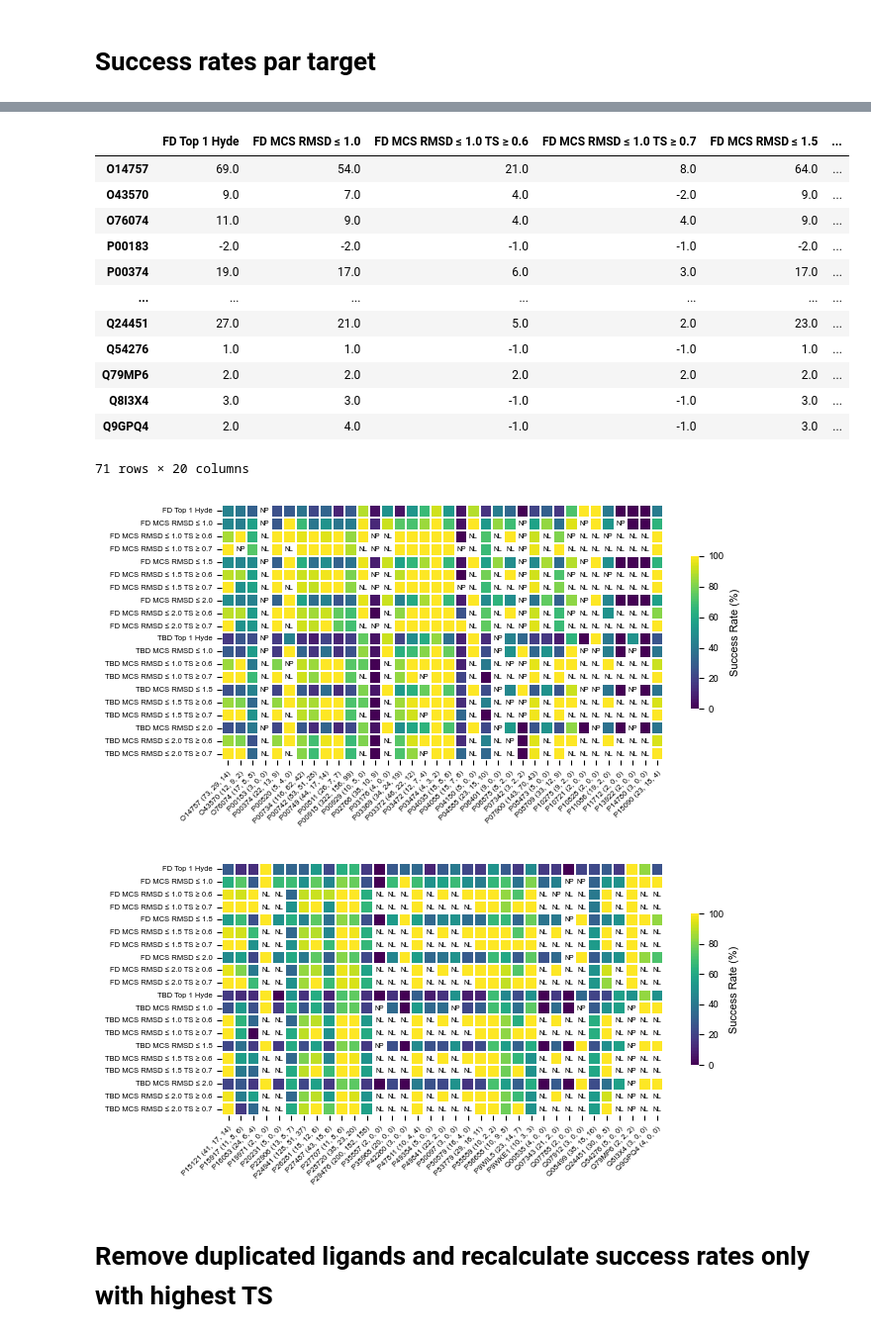
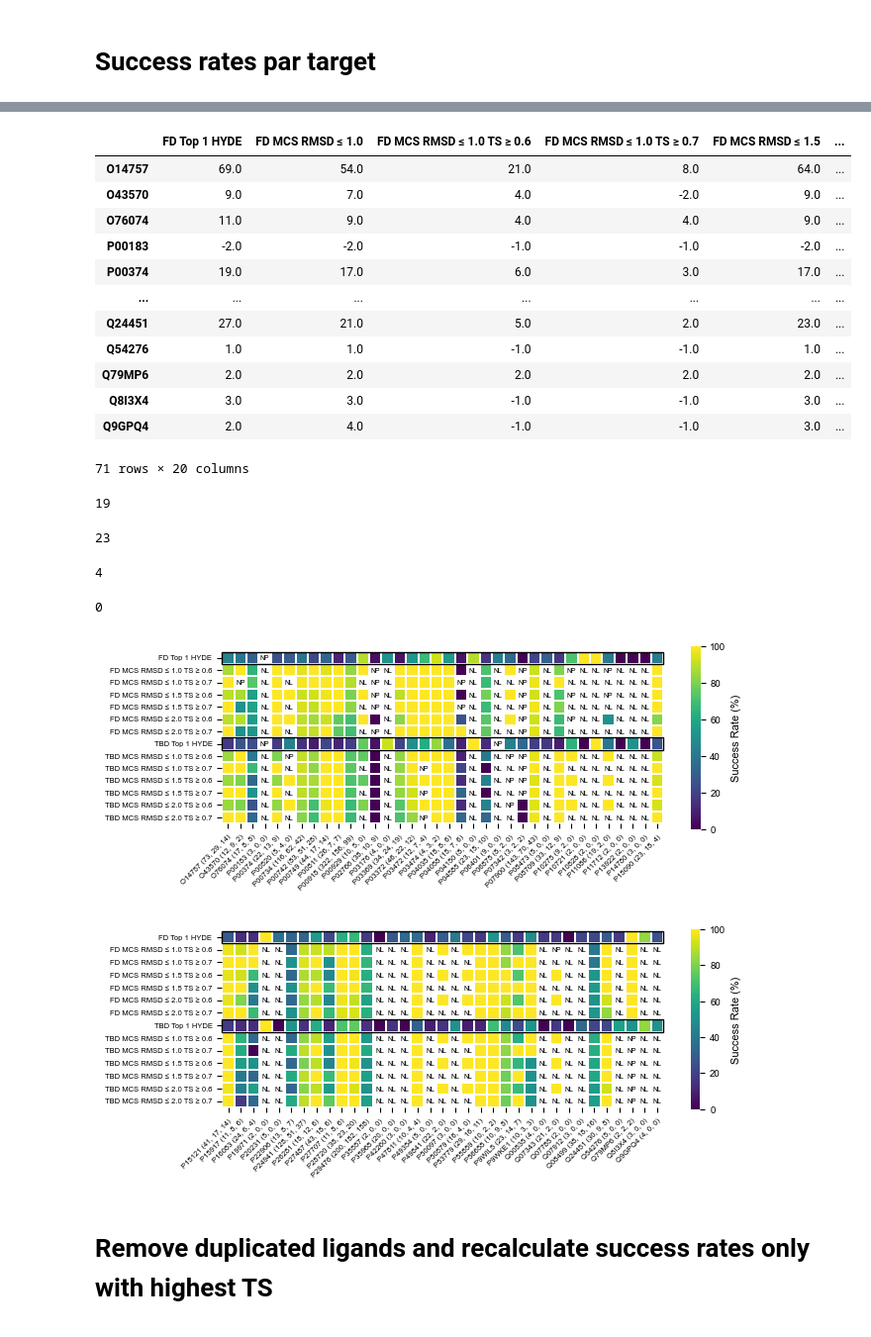
Before and after one commit to ruthbrenk/DockBind, a Jupyter notebook: docking_validation/scripts/cross_docking_analysis.ipynb, the cells around one changed output, grey strips where cells are left out. Shown at 99% size. Drawn from its saved outputs; the diff is of its cells as text; code cells hidden in the pictures.

Commit message:
Add files via upload
final update on figure notebooks

```diff
--- a/docking_validation/scripts/cross_docking_analysis.ipynb
+++ b/docking_validation/scripts/cross_docking_analysis.ipynb
@@ -877,10 +877,10 @@ plt.show()
 # %% [markdown]
 # Success rates par target
 # %%
-target_sr_cols = ['FD Top 1 Hyde', 'FD MCS RMSD ≤ 1.0', 'FD MCS RMSD ≤ 1.0 TS ≥ 0.6', 'FD MCS RMSD ≤ 1.0 TS ≥ 0.7',
+target_sr_cols = ['FD Top 1 HYDE', 'FD MCS RMSD ≤ 1.0', 'FD MCS RMSD ≤ 1.0 TS ≥ 0.6', 'FD MCS RMSD ≤ 1.0 TS ≥ 0.7',
                   'FD MCS RMSD ≤ 1.5', 'FD MCS RMSD ≤ 1.5 TS ≥ 0.6', 'FD MCS RMSD ≤ 1.5 TS ≥ 0.7',
                   'FD MCS RMSD ≤ 2.0', 'FD MCS RMSD ≤ 2.0 TS ≥ 0.6', 'FD MCS RMSD ≤ 2.0 TS ≥ 0.7',
-                  'TBD Top 1 Hyde', 'TBD MCS RMSD ≤ 1.0', 'TBD MCS RMSD ≤ 1.0 TS ≥ 0.6',
+                  'TBD Top 1 HYDE', 'TBD MCS RMSD ≤ 1.0', 'TBD MCS RMSD ≤ 1.0 TS ≥ 0.6',
                   'TBD MCS RMSD ≤ 1.0 TS ≥ 0.7', 'TBD MCS RMSD ≤ 1.5', 'TBD MCS RMSD ≤ 1.5 TS ≥ 0.6',
                   'TBD MCS RMSD ≤ 1.5 TS ≥ 0.7', 'TBD MCS RMSD ≤ 2.0', 'TBD MCS RMSD ≤ 2.0 TS ≥ 0.6',
                   'TBD MCS RMSD ≤ 2.0 TS ≥ 0.7']
@@ -888,7 +888,7 @@ target_sr_cols = ['FD Top 1 Hyde', 'FD MCS RMSD ≤ 1.0', 'FD MCS RMSD ≤ 1.0 T
 target_sr = pd.DataFrame(columns=target_sr_cols, dtype=float)
 lig_left = pd.DataFrame(columns=target_sr_cols, dtype=float)
 # %%
-col_df_dict = {'FD Top 1 Hyde':     fd_hyde_score_top1,
+col_df_dict = {'FD Top 1 HYDE':     fd_hyde_score_top1,
                'FD MCS RMSD ≤ 1.0': fd_mcs_10_hs,
                'FD MCS RMSD ≤ 1.5': fd_mcs_15_hs,
                'FD MCS RMSD ≤ 2.0': fd_mcs_20_hs,
@@ -901,7 +901,7 @@ col_df_dict = {'FD Top 1 Hyde':     fd_hyde_score_top1,
                'FD MCS RMSD ≤ 1.5 TS ≥ 0.7': fd_mcs_15_7_hs,
                'FD MCS RMSD ≤ 2.0 TS ≥ 0.7': fd_mcs_20_7_hs,
 
-               'TBD Top 1 Hyde':     td_hyde_score_top1,
+               'TBD Top 1 HYDE':     td_hyde_score_top1,
                'TBD MCS RMSD ≤ 1.0': td_mcs_10_hs,
                'TBD MCS RMSD ≤ 1.5': td_mcs_15_hs,
                'TBD MCS RMSD ≤ 2.0': td_mcs_20_hs,
@@ -1026,7 +1026,7 @@ for i, uni in enumerate(uniprots):
                 lig_left.loc[uni, str(col)] = int(len(target_df[target_df.hyde_rmsd <= 2].Docked.unique()))
 lig_left
 # %% [output]
-|  | FD Top 1 Hyde | FD MCS RMSD ≤ 1.0 | FD MCS RMSD ≤ 1.0 TS ≥ 0.6 | FD MCS RMSD ≤ 1.0 TS ≥ 0.7 | FD MCS RMSD ≤ 1.5 | ... |
+|  | FD Top 1 HYDE | FD MCS RMSD ≤ 1.0 | FD MCS RMSD ≤ 1.0 TS ≥ 0.6 | FD MCS RMSD ≤ 1.0 TS ≥ 0.7 | FD MCS RMSD ≤ 1.5 | ... |
 | O14757 | 69.0 | 54.0 | 21.0 | 8.0 | 64.0 | ... |
 | O43570 | 9.0 | 7.0 | 4.0 | -2.0 | 9.0 | ... |
 | O76074 | 11.0 | 9.0 | 4.0 | 4.0 | 9.0 | ... |
@@ -1039,12 +1039,34 @@ lig_left
 | Q8I3X4 | 3.0 | 3.0 | -1.0 | -1.0 | 3.0 | ... |
 | Q9GPQ4 | 2.0 | 4.0 | -1.0 | -1.0 | 3.0 | ... |
 71 rows × 20 columns
+# %%
+len(target_sr[target_sr['FD MCS RMSD ≤ 2.0 TS ≥ 0.7'] == 100])
+# %% [output]
+19
+# %%
+len(target_sr[target_sr['FD MCS RMSD ≤ 2.0 TS ≥ 0.7'] > 90])
+# %% [output]
+23
+# %%
+len(target_sr[(target_sr['FD MCS RMSD ≤ 2.0 TS ≥ 0.7'] > 80) & (target_sr['FD MCS RMSD ≤ 2.0 TS ≥ 0.7'] <= 90)])
+# %% [output]
+4
+# %%
+len(target_sr[(target_sr['FD MCS RMSD ≤ 2.0 TS ≥ 0.7'] <= 20) & (target_sr['FD MCS RMSD ≤ 2.0 TS ≥ 0.7'] >= 0)])
+# %% [output]
+0
+# %%
+target_sr = target_sr.drop(columns=['FD MCS RMSD ≤ 1.0', 'FD MCS RMSD ≤ 1.5', 'FD MCS RMSD ≤ 2.0',
+                                    'TBD MCS RMSD ≤ 1.0', 'TBD MCS RMSD ≤ 1.5', 'TBD MCS RMSD ≤ 2.0'
+                                   ])
+lig_left = lig_left.drop(columns=['FD MCS RMSD ≤ 1.0', 'FD MCS RMSD ≤ 1.5', 'FD MCS RMSD ≤ 2.0',
+                                    'TBD MCS RMSD ≤ 1.0', 'TBD MCS RMSD ≤ 1.5', 'TBD MCS RMSD ≤ 2.0'
+                                   ])
 # %%
+from matplotlib.patches import Rectangle
+
 df_colored = target_sr.map(lambda x: np.nan if x in [-2, -1] else x)
-
-
 df_colored.index = [f'{i} ({similarity_df.loc[i].Ligands}, {similarity_df.loc[i].TS_6}, {similarity_df.loc[i].TS_7})' for i in df_colored.index]
-
 colors = list(sns.color_palette("viridis", as_cmap=True)(np.linspace(0, 1, 100)))
 cmap = ListedColormap(colors)
 
@@ -1059,6 +1081,9 @@ def add_white_cells_with_annotations(ax, df_ex, target_sr):
         elif val == -2:
             ax.text(j + 0.5, i + 0.5, 'NP', color='black', ha='center', va='center', fontsize=5)
 
+# Rows of the heatmap (df_t) to highlight, 0-indexed -> 1st and 8th rows
+highlight_rows = [0, 7]
+
 # Part 1 — first 36 targets
 fig1, ax1 = plt.subplots(figsize=(7, 3.5))
 sns.heatmap(
@@ -1070,39 +1095,55 @@ sns.heatmap(
     vmin=0, vmax=100,
     linewidths=0.1,
     linecolor='white',
-    square=False,
+    square=True,
     cbar_kws={'label': 'Success Rate (%)', 'shrink': 0.6, 'orientation': 'vertical'}
 )
 add_white_cells_with_annotations(ax1, lig_left_t.iloc[:, :36], target_sr.T.iloc[:, :36])
+
+n_cols1 = df_t.iloc[:, :36].shape[1]
+for row_idx in highlight_rows:
+    ax1.add_patch(Rectangle(
+        (0, row_idx), n_cols1, 1,
+        fill=False, edgecolor='black', linewidth=1, clip_on=False
+    ))
+
 ax1.set_xticklabels(ax1.get_xticklabels(), fontsize=5.5, rotation=45, ha='right', rotation_mode='anchor')
 ax1.set_yticklabels(ax1.get_yticklabels(), fontsize=5.5, rotation=0)
 plt.tight_layout()
-# plt.savefig('../images/success_rate_per_target_part1.png', dpi=300, bbox_inches='tight')
+plt.savefig('../images/success_rate_per_target_part1.png', dpi=300, bbox_inches='tight')
 plt.show()
 
 # Part 2 — remaining 35 targets
 fig2, ax2 = plt.subplots(figsize=(7, 3.5))
 sns.heatmap(
     df_t.iloc[:, 36:],
     ax=ax2,
     cmap=cmap,
     annot=False,
     cbar=True,
     vmin=0, vmax=100,
     linewidths=0.1,
     linecolor='white',
-    square=False,
+    square=True,
     cbar_kws={'label': 'Success Rate (%)', 'shrink': 0.6, 'orientation': 'vertical'}
 )
 add_white_cells_with_annotations(ax2, lig_left_t.iloc[:, 36:], target_sr.T.iloc[:, 36:])
+
+n_cols2 = df_t.iloc[:, 36:].shape[1]
+for row_idx in highlight_rows:
+    ax2.add_patch(Rectangle(
+        (0, row_idx), n_cols2, 1,
+        fill=False, edgecolor='black', linewidth=1, clip_on=False
+    ))
+
 ax2.set_xticklabels(ax2.get_xticklabels(), fontsize=5.5, rotation=45, ha='right', rotation_mode='anchor')
 ax2.set_yticklabels(ax2.get_yticklabels(), fontsize=5.5, rotation=0)
 plt.tight_layout()
-# plt.savefig('../images/success_rate_per_target_part2.png', dpi=300, bbox_inches='tight')
+plt.savefig('../images/success_rate_per_target_part2.png', dpi=300, bbox_inches='tight')
 plt.show()
 # %% [output]
-[figure, old version]
+[figure, new version]
-[figure, old version]
+[figure, new version]
 # %% [markdown]
 # Remove duplicated ligands and recalculate success rates only with highest TS
 # %%
```
Also changed, not shown: parts of 11 cells of this notebook, 1 other file.
